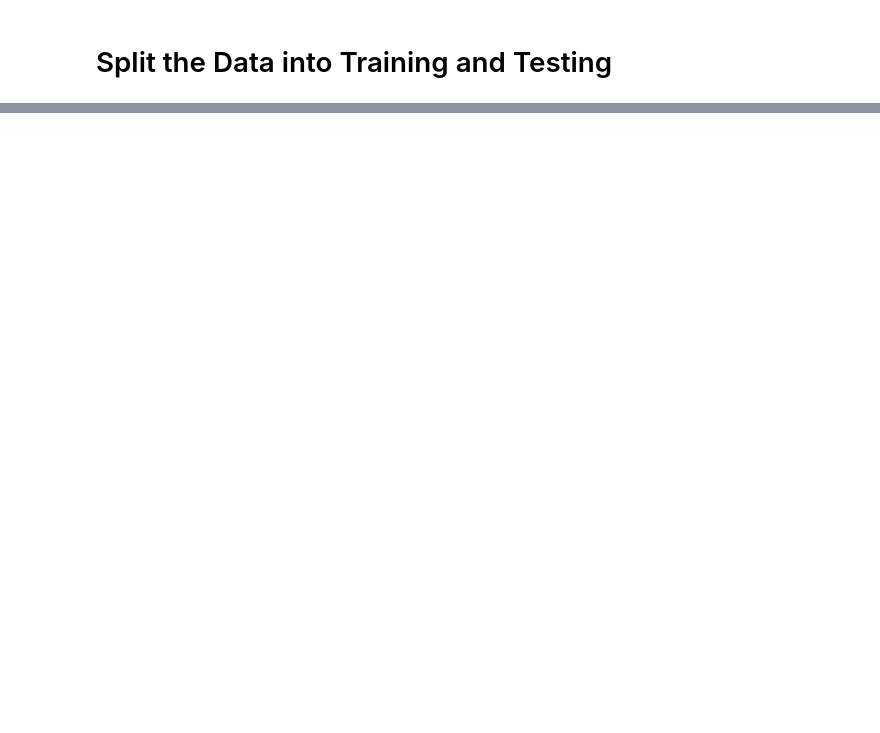
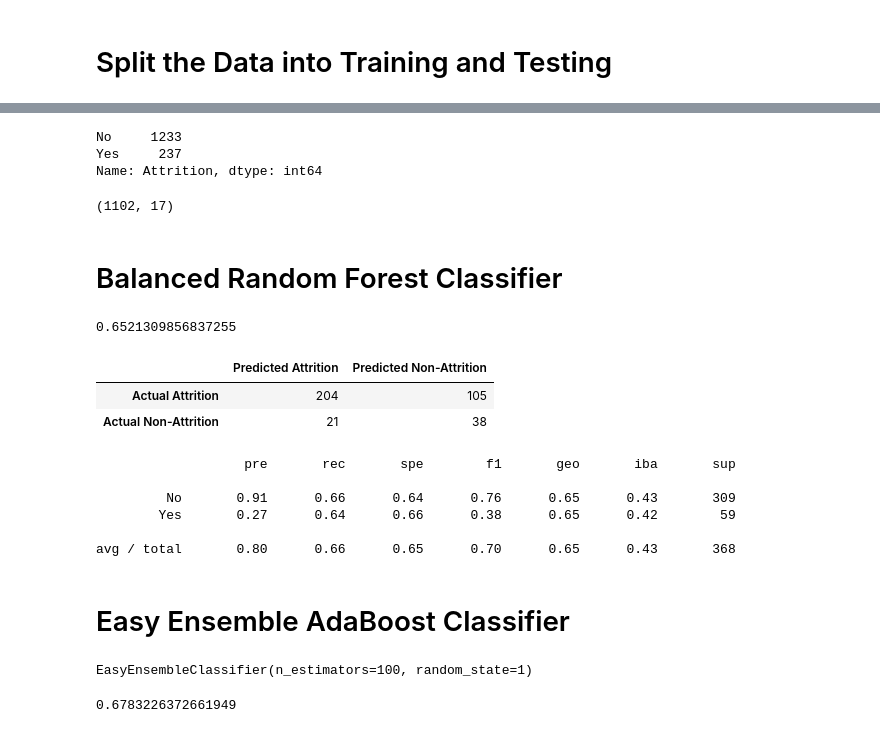
Before and after one commit to mxx8813/Employee_Attrition, a Jupyter notebook: Employee_Attrition.ipynb, the cells around one changed output, grey strips where cells are left out. Cells and saved outputs as stored; diff of their text form; code cells hidden in the pictures; blank space fills up the shorter version.

```diff
--- a/Employee_Attrition.ipynb
+++ b/Employee_Attrition.ipynb
@@ -82,2 +176,6 @@ dtype: object
 # %%
-X.describe()
+# Create our features
+X = pd.get_dummies(attrition_df.drop(columns="Attrition"))
+
+# Create our target
+y = attrition_df["Attrition"]
@@ -84,2 +194,70 @@ X.describe()
 # %%
 # Check the balance of our target values
+y.value_counts()
+# %% [output]
+No     1233
+Yes     237
+Name: Attrition, dtype: int64
+# %%
+from sklearn.model_selection import train_test_split
+
+X_train, X_test, y_train, y_test = train_test_split(X, y, random_state=1, stratify=y)
+X_train.shape
+# %% [output]
+(1102, 17)
+# %% [markdown]
+# Balanced Random Forest Classifier
+# %%
+# Resample the training data with the BalancedRandomForestClassifier
+from imblearn.ensemble import BalancedRandomForestClassifier
+
+model = BalancedRandomForestClassifier(n_estimators=100, random_state=1)
+model_fit = model.fit(X_train, y_train)
+# %%
+# Calculated the balanced accuracy score
+from sklearn.metrics import balanced_accuracy_score
+y_pred = model_fit.predict(X_test)
+balanced_accuracy_score(y_test, y_pred)
+# %% [output]
+0.6521309856837255
+# %%
+# Display the confusion matrix
+cMatrix = confusion_matrix(y_test, y_pred)
+
+# Create a DataFrame from the confusion matrix.
+cMatrix_df = pd.DataFrame(
+    cMatrix, index=["Actual Attrition", "Actual Non-Attrition"], columns=["Predicted Attrition", "Predicted Non-Attrition"])
+cMatrix_df
+# %% [output]
+|  | Predicted Attrition | Predicted Non-Attrition |
+| Actual Attrition | 204 | 105 |
+| Actual Non-Attrition | 21 | 38 |
+# %%
+# Print the imbalanced classification report
+print(classification_report_imbalanced(y_test, y_pred))
+# %% [output]
+                   pre       rec       spe        f1       geo       iba       sup
+
+         No       0.91      0.66      0.64      0.76      0.65      0.43       309
+        Yes       0.27      0.64      0.66      0.38      0.65      0.42        59
+
+avg / total       0.80      0.66      0.65      0.70      0.65      0.43       368
+# %% [markdown]
+# Easy Ensemble AdaBoost Classifier
+# %%
+# Train the EasyEnsembleClassifier
+from imblearn.ensemble import EasyEnsembleClassifier
+
+eeClass = EasyEnsembleClassifier(n_estimators=100, random_state=1)
+
+# Fit
+eeClass.fit(X_train, y_train)
+# %% [output]
+EasyEnsembleClassifier(n_estimators=100, random_state=1)
+# %%
+# Calculated the balanced accuracy score
+
+y_pred = eeClass.predict(X_test)
+balanced_accuracy_score(y_test, y_pred)
+# %% [output]
+0.6783226372661949
```
Also changed, not shown: parts of 13 cells of this notebook.
